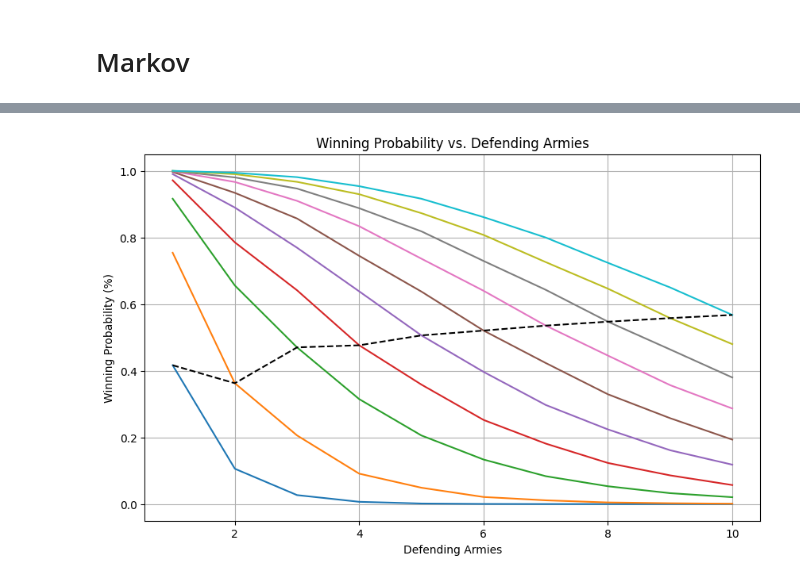
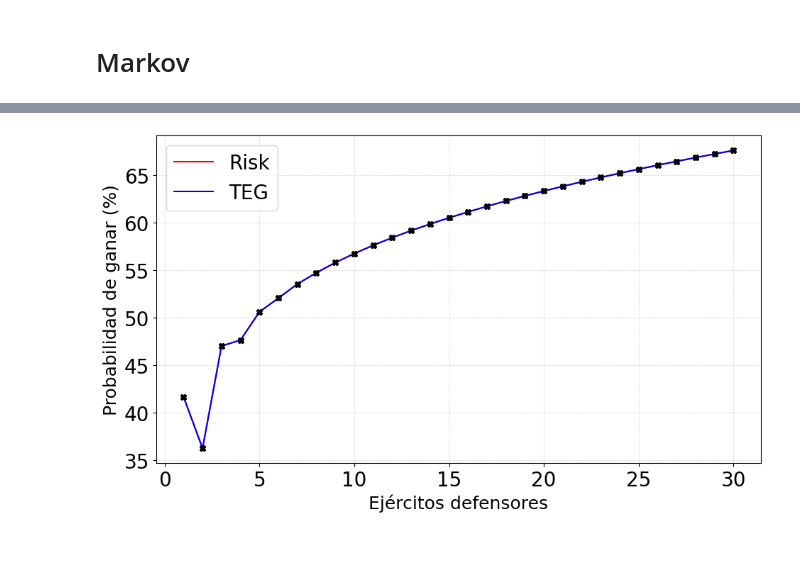
Before and after one commit to julianszere/TEG, a Jupyter notebook: TEG.ipynb, the cells around one changed output, grey strips where cells are left out. Saved outputs shown, nothing was run; the diff lists cells and outputs as text; code cells hidden in the pictures; blank space fills up the shorter version.

Commit message:
add risk

```diff
--- a/TEG.ipynb
+++ b/TEG.ipynb
@@ -418,4 +286,11 @@ def calculateWiningProbability(armies_attacker, armies_defender):
     S = getMatrixS(Q, R)
     wining_probability = S[-1:][0][:armies_attacker].sum()
     return wining_probability
+# %%
+def getMatrixP(armies_attacker, armies_defender):
+    P = np.zeros((armies_attacker, armies_defender))
+    for A in range(armies_attacker):
+        for D in range(armies_defender):
+            P[A, D] = calculateWiningProbability(A+1, D+1)
+    return P
 # %%
@@ -476,19 +349,27 @@ plt.show()
 # %%
-# Plotting
-plt.figure(figsize=(10, 6))
-for A in range(armies_attacker):
-    plt.plot(range(1, armies_defender + 1), P[A, :], label=f'Attacking Armies = {A + 1}')
+defender_max_armies = 3
+P_teg = getMatrixP(armies_attacker, armies_defender) * 100
+defender_max_armies = 2
+P_risk = getMatrixP(armies_attacker, armies_defender, 2) * 100
 
-equal_armies_curve = np.diag(P)
-plt.plot(range(1, armies_defender + 1), equal_armies_curve, linestyle='--', color='black', label='Equal Armies')
-
-
-# Add labels and title
-plt.xlabel('Defending Armies')
-plt.ylabel('Winning Probability (%)')
-plt.title('Winning Probability vs. Defending Armies')
-#plt.legend()
-plt.grid(True)
-plt.show()
+#for A in range(armies_attacker):
+#    if A % 2 == 0:
+#        plt.plot(range(1, armies_defender + 1), P_teg[A, :], label=f'Attacking Armies = {A + 1}')
-# %% [output]
-[figure, removed]
+# %%
+equal_armies_curve = np.diag(P_risk)
+plt.plot(range(1, len(equal_armies_curve) + 1), equal_armies_curve, color='red', label='Risk')
+plt.plot(range(1, len(equal_armies_curve) + 1), equal_armies_curve, 'X', color='black')
+equal_armies_curve = np.diag(P_teg)
+plt.plot(range(1, len(equal_armies_curve) + 1), equal_armies_curve, color='blue', label='TEG')
+plt.plot(range(1, len(equal_armies_curve) + 1), equal_armies_curve, 'X', color='black')
+
+
+
+
+# Add labels and title
+plt.xlabel('Ejércitos defensores')
+plt.ylabel('Probabilidad de ganar (%)')
+plt.legend()
+plt.show()
+# %% [output]
+[figure, added]
```
Also changed, not shown: parts of 33 cells of this notebook.
